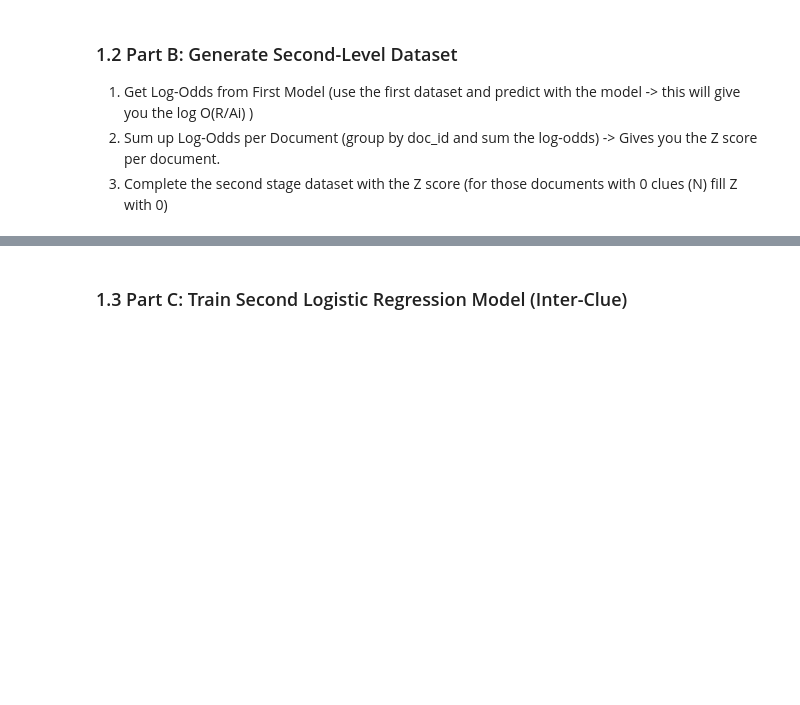
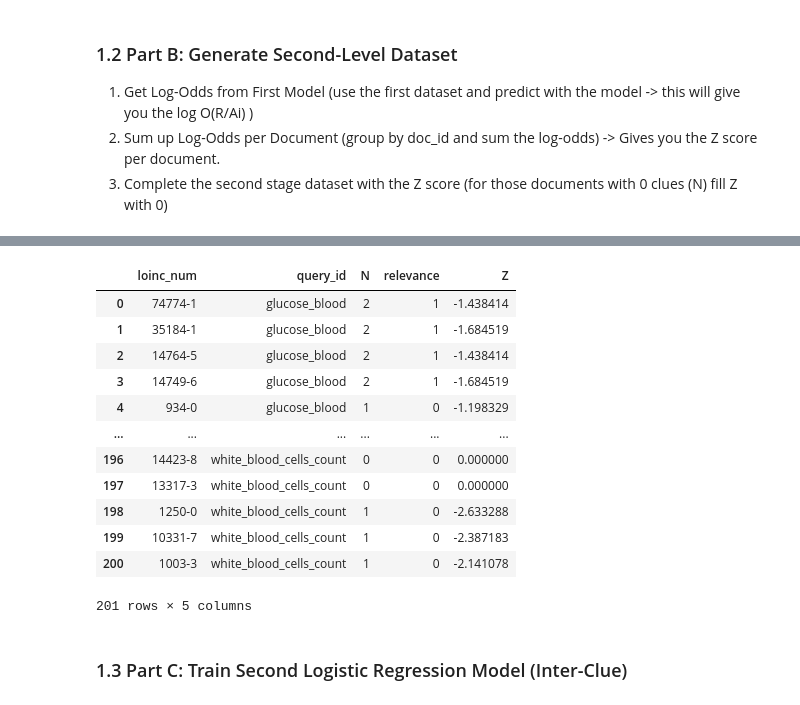
Before and after one commit to didierrc/BioMed_RWD, a Jupyter notebook: staged_logistic_regression.ipynb, the cells around one changed output, grey strips where cells are left out. Drawn from its saved outputs; the diff is of its cells as text; code cells hidden in the pictures; blank space fills up the shorter version.

```diff
--- a/staged_logistic_regression.ipynb
+++ b/staged_logistic_regression.ipynb
@@ -37,8 +40,8 @@ MODEL_1_PATH = 'first_stage_logistic_regression_model.joblib'
 MODEL_2_PATH = 'second_stage_logistic_regression_model.joblib'
 
 try:
-    df_first_stage = pd.read_csv(DATASET_FIRST_STAGE)
-    df_second_stage = pd.read_csv(DATASET_SECOND_STAGE)
+    df_first_stage = pd.read_csv(DATASET_FIRST_STAGE, decimal=',')
+    df_second_stage = pd.read_csv(DATASET_SECOND_STAGE, decimal=',')
 except FileNotFoundError as e:
     print(f"Error loading datasets: {e}")
     exit(1)
@@ -72,5 +77,6 @@ model_1.fit(X1, Y1)
 df_first_stage['log_odds'] = model_1.decision_function(X1)
 # %%
 # 2. Calculate Z score per document
-Z = df_first_stage.groupby(['doc_id', 'query_id'])['log_odds'].sum().reset_index()
+Z = df_first_stage.groupby(['loinc_num', 'query_id'])['log_odds'].sum().reset_index()
 Z = Z.rename(columns={'log_odds': 'Z'})
+print(Z)
@@ -77,7 +98,23 @@ Z = Z.rename(columns={'log_odds': 'Z'})
 # %%
 # 3. Complete the second stage dataset with the Z score (for those documents with 0 clues (N) fill Z with 0)
-df_second_stage = df_second_stage.merge(Z, on=['doc_id', 'query_id'], how='left')
+df_second_stage = df_second_stage.merge(Z, on=['loinc_num', 'query_id'], how='left')
 df_second_stage['Z'] = df_second_stage['Z'].fillna(0)
+# %%
+display(df_second_stage)
+# %% [output]
+|  | loinc_num | query_id | N | relevance | Z |
+| 0 | 74774-1 | glucose_blood | 2 | 1 | -1.438414 |
+| 1 | 35184-1 | glucose_blood | 2 | 1 | -1.684519 |
+| 2 | 14764-5 | glucose_blood | 2 | 1 | -1.438414 |
+| 3 | 14749-6 | glucose_blood | 2 | 1 | -1.684519 |
+| 4 | 934-0 | glucose_blood | 1 | 0 | -1.198329 |
+| ... | ... | ... | ... | ... | ... |
+| 196 | 14423-8 | white_blood_cells_count | 0 | 0 | 0.000000 |
+| 197 | 13317-3 | white_blood_cells_count | 0 | 0 | 0.000000 |
+| 198 | 1250-0 | white_blood_cells_count | 1 | 0 | -2.633288 |
+| 199 | 10331-7 | white_blood_cells_count | 1 | 0 | -2.387183 |
+| 200 | 1003-3 | white_blood_cells_count | 1 | 0 | -2.141078 |
+201 rows × 5 columns
 # %% [markdown]
 ### 1.3 Part C: Train Second Logistic Regression Model (Inter-Clue)
 # %%
```
Also changed, not shown: parts of 13 cells of this notebook, 3 other files.
